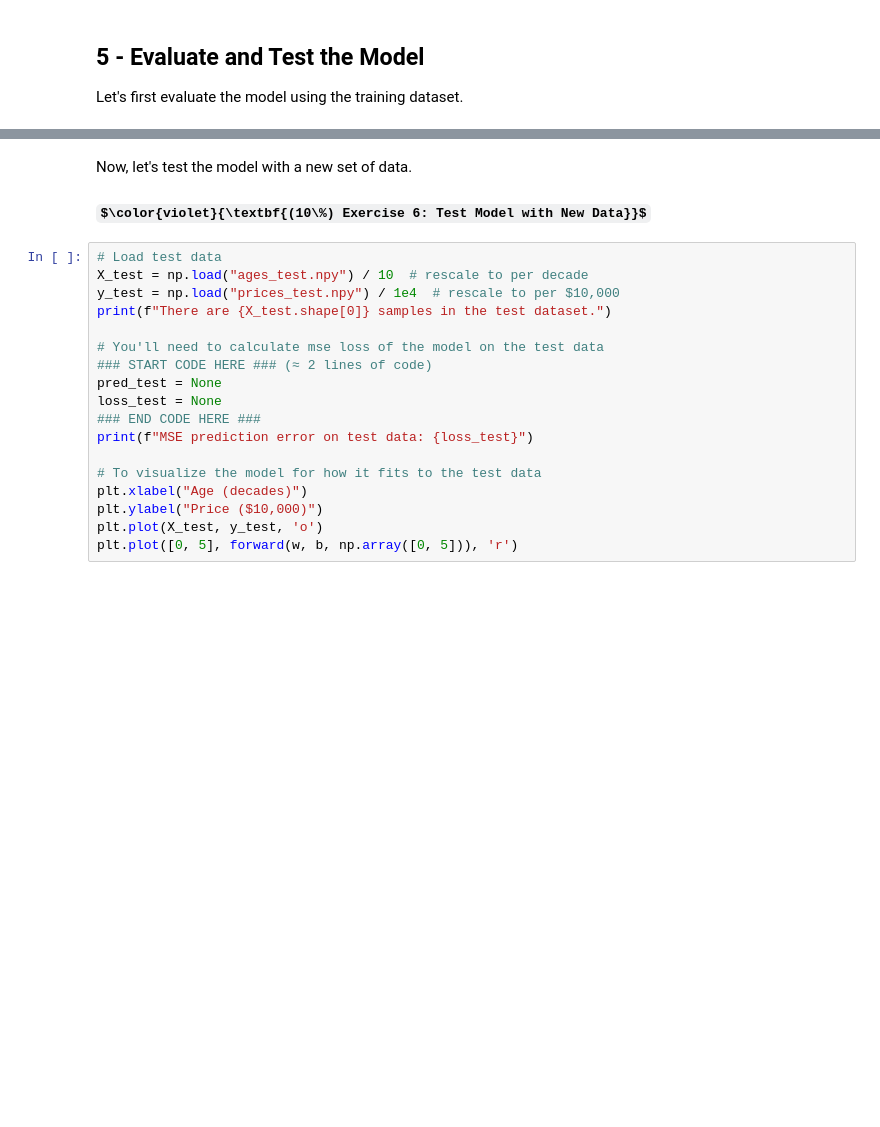
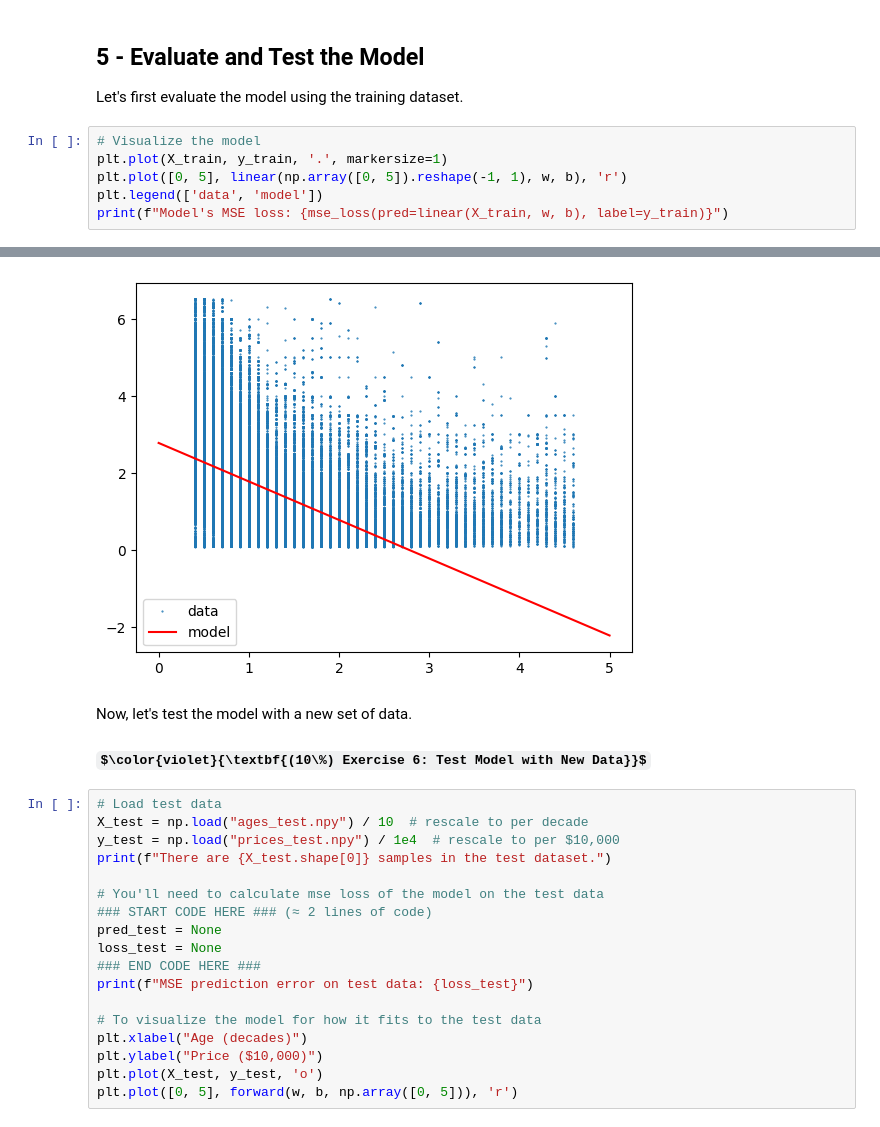
Before and after one commit to linzhangUCA/3321tpl-linear_model, a Jupyter notebook: linear_model.ipynb, the cells around one changed output, grey strips where cells are left out. Saved outputs shown, nothing was run; the diff lists cells and outputs as text; some formulas as TeX source; blank space fills up the shorter version.

```diff
--- a/linear_model.ipynb
+++ b/linear_model.ipynb
@@ -258,3 +290,10 @@ plt.plot(losses)
 # %% [markdown]
 ## 5 - Evaluate and Test the Model
 Let's first evaluate the model using the training dataset.
+# %%
+# Visualize the model
+plt.plot(X_train, y_train, '.', markersize=1)
+plt.plot([0, 5], linear(np.array([0, 5]).reshape(-1, 1), w, b), 'r')
+plt.legend(['data', 'model'])
+print(f"Model's MSE loss: {mse_loss(pred=linear(X_train, w, b), label=y_train)}")
+# %% [output]
@@ -261,3 +301,4 @@ Let's first evaluate the model using the training dataset.
+[figure, added]
 # %% [markdown]
 Now, let's test the model with a new set of data.
 
```
Also changed, not shown: parts of 11 cells of this notebook.
